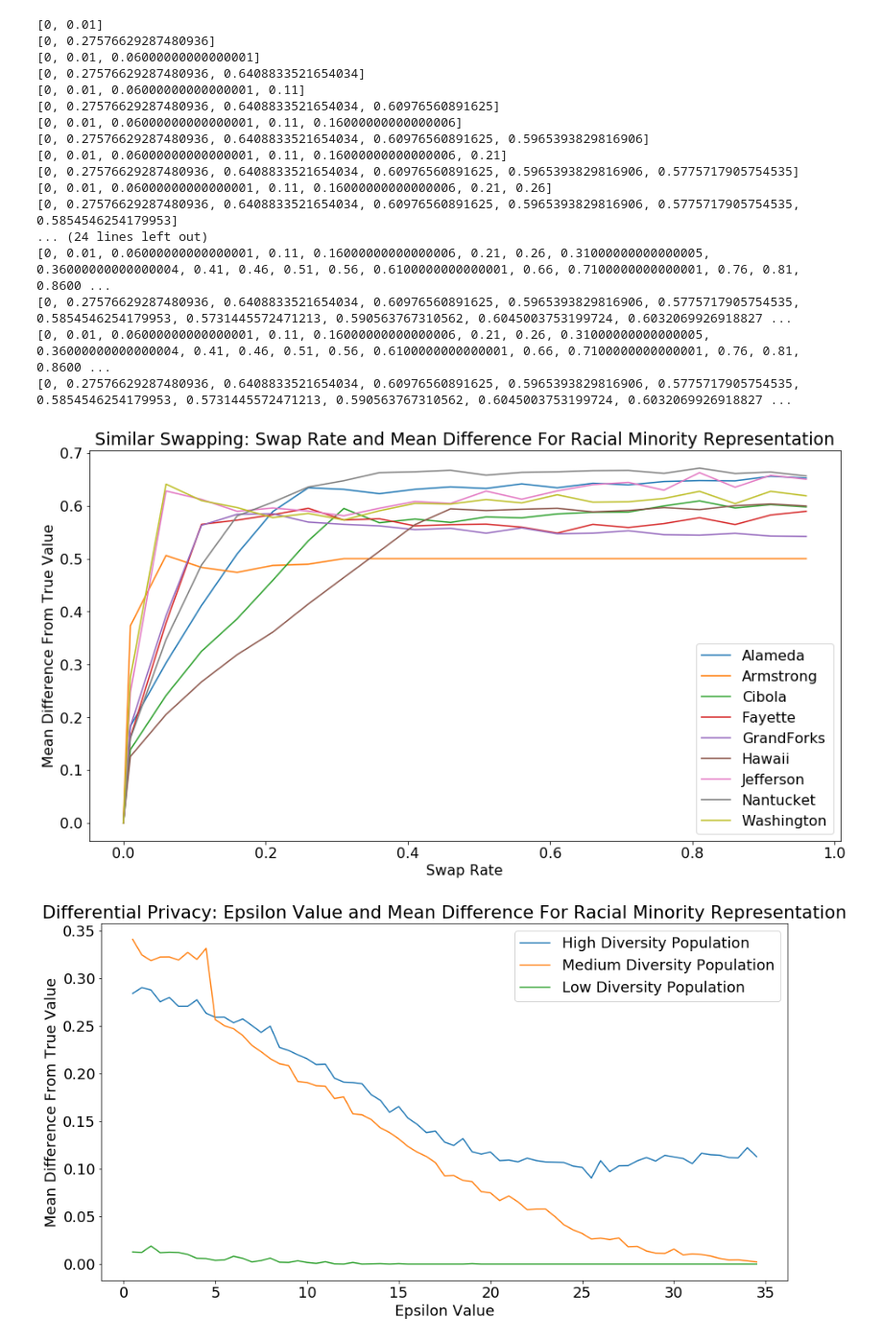
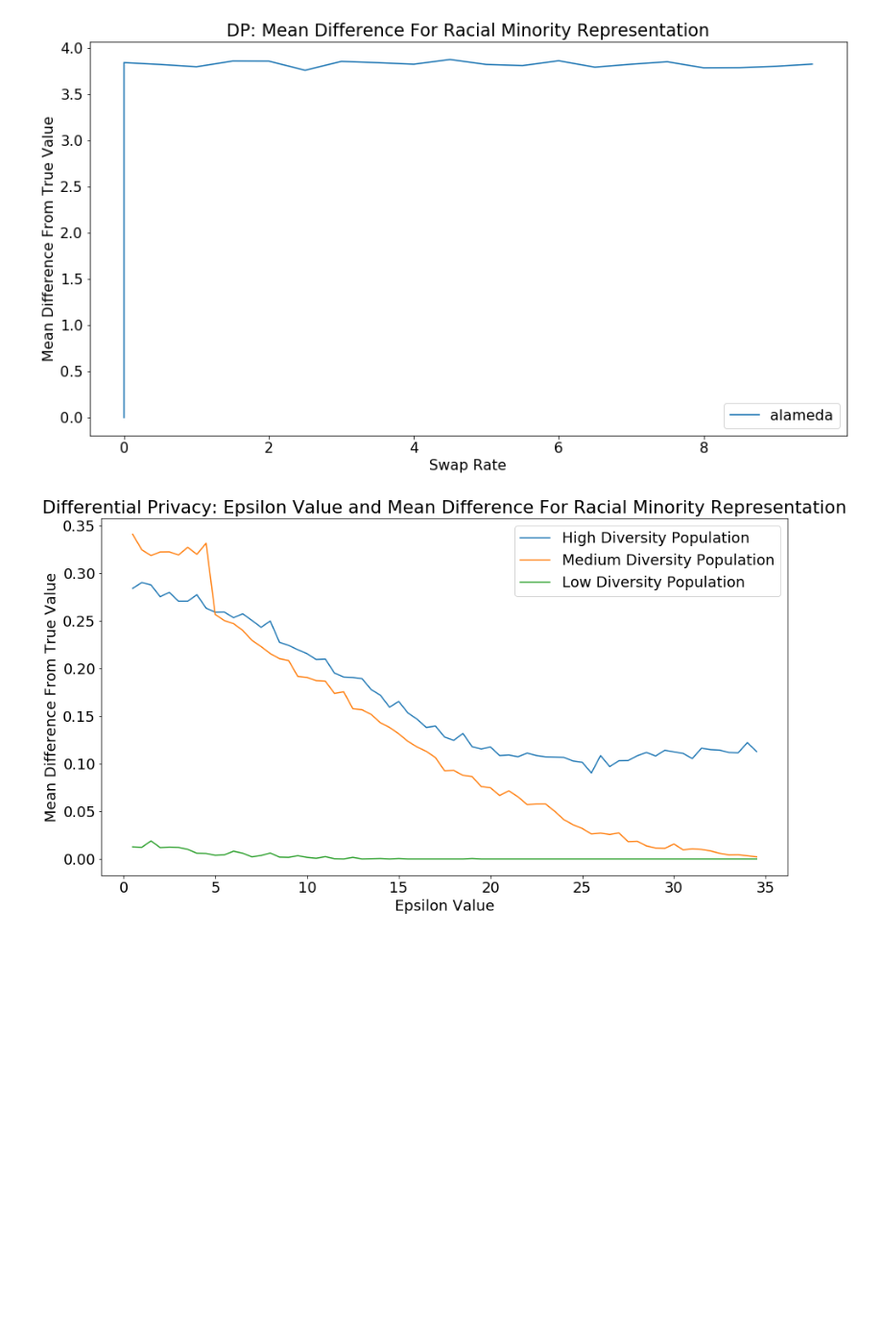
Before and after one commit to sarahrad17/census_v1, a Jupyter notebook: accuracy_measure/FINALACCURACIES.ipynb, the cells around one changed output. Shown: that part at 96% size. Cells and saved outputs as stored; diff of their text form; code cells hidden in the pictures; blank space fills up the shorter version.

```diff
--- a/accuracy_measure/FINALACCURACIES.ipynb
+++ b/accuracy_measure/FINALACCURACIES.ipynb
@@ -16,7 +16,7 @@ for county in counties:
     swap_x = []
     swap_y = []
 
-    swap_df = pd.read_csv (r'accuracy_data/'+county+'/dp/dp.csv')
+    swap_df = pd.read_csv (r'accuracy_data/'+county+'/similar/swappingnew.csv')
     #for i, row in dp_df.iterrows():
     for i, row in swap_df.iterrows():
         if 'orig'in row['filename']:
@@ -55,7 +55,7 @@ for county in counties:
     swap_x = []
     swap_y = []
 
-    swap_df = pd.read_csv (r'mean_dif/'+county+'/similar/swapping_final.csv')
+    swap_df = pd.read_csv (r'mean_dif/'+county+'/similar/newswapping.csv')
     #for i, row in dp_df.iterrows():
     nn=0
     for i, row in swap_df.iterrows():
@@ -78,7 +78,7 @@ for county in counties:
 # %%
 counties = ['Alameda', 'Armstrong', 'Cibola', 'Fayette']
 counties = ['Alameda', 'Armstrong', 'Cibola', 'Fayette', 'GrandForks', 'Hawaii', 'Jefferson', 'Nantucket', 'Washington']
-
+counties = ['alameda']
 plt.figure(figsize=(15,8))
 for county in counties:
 
@@ -87,7 +87,7 @@ for county in counties:
 
     swap_x.append(0)
     swap_y.append(0)
-    swap_df = pd.read_csv (r'mean_dif/'+county+'/similar/swapping_final.csv')
+    swap_df = pd.read_csv (r'mean_dif/'+county+'/dp/dpnew.csv')
     #for i, row in dp_df.iterrows():
     nn=0
     for i, row in swap_df.iterrows():
@@ -103,7 +103,7 @@ for county in counties:
     #axes.set_xticks([0, .1, .2, .3, .4, .5, .6, .7, .8, .9, 1])
     plt.xlabel('Swap Rate')
     plt.ylabel('Mean Difference From True Value')
-    plt.title('Similar Swapping: Swap Rate and Mean Difference For Racial Minority Representation')
+    plt.title('DP: Mean Difference For Racial Minority Representation')
     plt.plot(swap_x, swap_y, label=county)
     handles, labels = axes.get_legend_handles_labels()
     axes.legend(handles, labels,loc='lower right')
@@ -180,21 +129,4 @@ for county in counties:
-[0, 0.01]
-[0, 0.27576629287480936]
-[0, 0.01, 0.06000000000000001]
-[0, 0.27576629287480936, 0.6408833521654034]
-[0, 0.01, 0.06000000000000001, 0.11]
-[0, 0.27576629287480936, 0.6408833521654034, 0.60976560891625]
-[0, 0.01, 0.06000000000000001, 0.11, 0.16000000000000006]
-[0, 0.27576629287480936, 0.6408833521654034, 0.60976560891625, 0.5965393829816906]
-[0, 0.01, 0.06000000000000001, 0.11, 0.16000000000000006, 0.21]
-[0, 0.27576629287480936, 0.6408833521654034, 0.60976560891625, 0.5965393829816906, 0.5775717905754535]
-[0, 0.01, 0.06000000000000001, 0.11, 0.16000000000000006, 0.21, 0.26]
-[0, 0.27576629287480936, 0.6408833521654034, 0.60976560891625, 0.5965393829816906, 0.5775717905754535, 0.5854546254179953]
-... (24 lines left out)
-[0, 0.01, 0.06000000000000001, 0.11, 0.16000000000000006, 0.21, 0.26, 0.31000000000000005, 0.36000000000000004, 0.41, 0.46, 0.51, 0.56, 0.6100000000000001, 0.66, 0.7100000000000001, 0.76, 0.81, 0.8600 ...
-[0, 0.27576629287480936, 0.6408833521654034, 0.60976560891625, 0.5965393829816906, 0.5775717905754535, 0.5854546254179953, 0.5731445572471213, 0.590563767310562, 0.6045003753199724, 0.6032069926918827 ...
-[0, 0.01, 0.06000000000000001, 0.11, 0.16000000000000006, 0.21, 0.26, 0.31000000000000005, 0.36000000000000004, 0.41, 0.46, 0.51, 0.56, 0.6100000000000001, 0.66, 0.7100000000000001, 0.76, 0.81, 0.8600 ...
-[0, 0.27576629287480936, 0.6408833521654034, 0.60976560891625, 0.5965393829816906, 0.5775717905754535, 0.5854546254179953, 0.5731445572471213, 0.590563767310562, 0.6045003753199724, 0.6032069926918827 ...
-[figure, old version]
+[figure, new version]
 # %%
 
 #import packages
```
Also changed, not shown: parts of 3 cells of this notebook, 8 other files.
